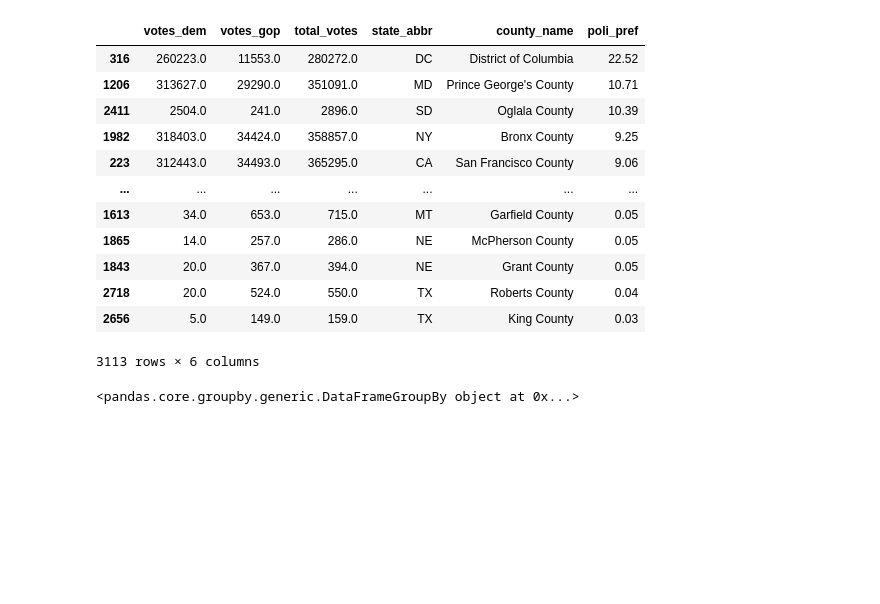
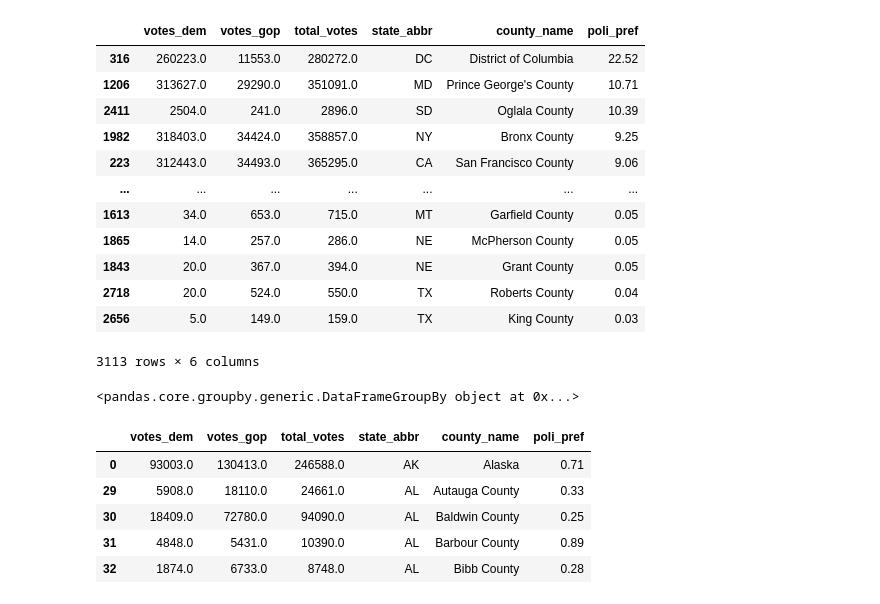
Before and after one commit to carrillofatima/UCI_Project-1_Group, a Jupyter notebook: political_prefence_county_2016.ipynb, the cells around one changed output. Cells and saved outputs as stored; diff of their text form; code cells hidden in the pictures; blank space fills up the shorter version.

```diff
--- a/political_prefence_county_2016.ipynb
+++ b/political_prefence_county_2016.ipynb
@@ -135,8 +135,15 @@ clean_politics_2016_df.sort_values(["poli_pref"], ascending=False)
 # this should help us to get the data we need on the state level vs. the county level
 # There is a big discrepancy between the Dataframe brfotre I did the groupby (3113 vs 244)
 
-grouped_state_df = clean_politics_2016_df.groupby(clean_politics_2016_df["state_abbr"])
+clean_politics_2016_df.groupby(clean_politics_2016_df["state_abbr"])
+# %% [output]
+<pandas.core.groupby.generic.DataFrameGroupBy object at 0x...>
-# %%
-grouped_state_df
-# %% [output]
-<pandas.core.groupby.generic.DataFrameGroupBy object at 0x...>
+# %%
+clean_politics_2016_df.head()
+# %% [output]
+|  | votes_dem | votes_gop | total_votes | state_abbr | county_name | poli_pref |
+| 0 | 93003.0 | 130413.0 | 246588.0 | AK | Alaska | 0.71 |
+| 29 | 5908.0 | 18110.0 | 24661.0 | AL | Autauga County | 0.33 |
+| 30 | 18409.0 | 72780.0 | 94090.0 | AL | Baldwin County | 0.25 |
+| 31 | 4848.0 | 5431.0 | 10390.0 | AL | Barbour County | 0.89 |
+| 32 | 1874.0 | 6733.0 | 8748.0 | AL | Bibb County | 0.28 |
```
Also changed, not shown: parts of 14 cells of this notebook.
